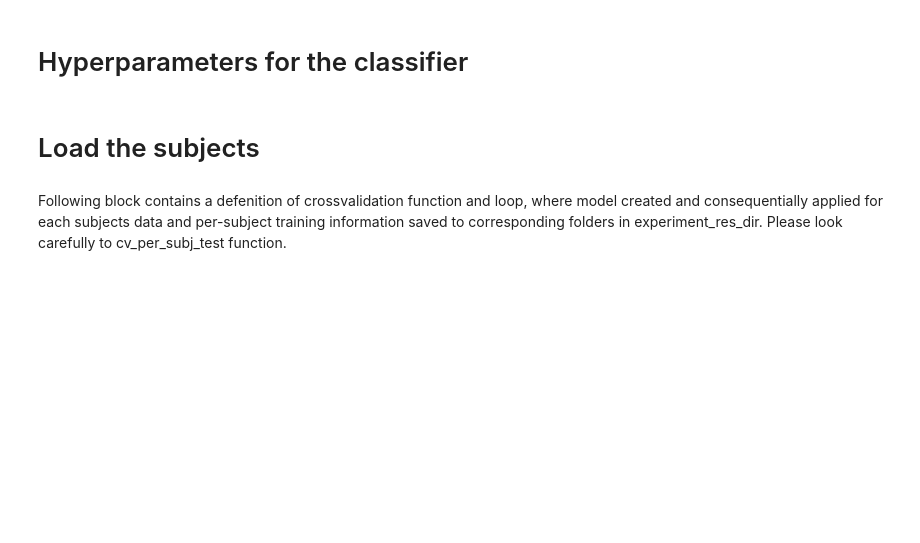
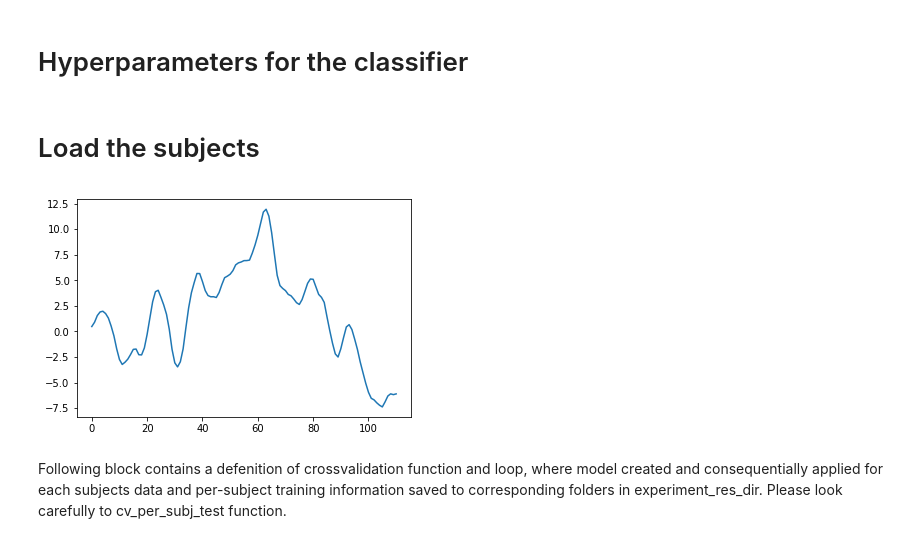
Before and after one commit to Makubu/AML, a Jupyter notebook: Chall4_ebci/group20_ebci_scratch.ipynb, the cells around one changed output. Cells and saved outputs as stored; diff of their text form; code cells hidden in the pictures; blank space fills up the shorter version.

```diff
--- a/Chall4_ebci/group20_ebci_scratch.ipynb
+++ b/Chall4_ebci/group20_ebci_scratch.ipynb
@@ -177,16 +192,9 @@ all_subjects = [25,26,27,28,29,30,32,33,34,35,36,37,38]
 data = DataBuildClassifier('./eeg')
 # %% [markdown]
 # Hyperparameters for the classifier
-# %%
-params = {'resample_to': 369,
-                 'D': 3,
-                 'F1': 12,
-                 'dropoutRate1': 0.52,
-                 'dropoutRate2': 0.36,
-                 'lr': 0.00066,
-                 'norm_rate': 0.275
-                 }
 # %% [markdown]
 # Load the subjects
 # %%
 subjects = data.get_data(all_subjects,shuffle=False, windows=[(0.2,0.5)],baseline_window=(0.2,0.3),resample_to=params['resample_to'])
+# %%
+X, Y = subjects[25]
@@ -193,2 +203,7 @@ subjects = data.get_data(all_subjects,shuffle=False, windows=[(0.2,0.5)],baselin
+# %%
+plt.plot(X[2, :, 1])
+plt.show()
+# %% [output]
+[figure, added]
 # %% [markdown]
 Following block contains a defenition of crossvalidation function and loop, where model created and consequentially applied for each subjects data and per-subject training information saved to corresponding folders in experiment_res_dir. Please look carefully to cv_per_subj_test function.
```
Also changed, not shown: parts of 22 cells of this notebook.
